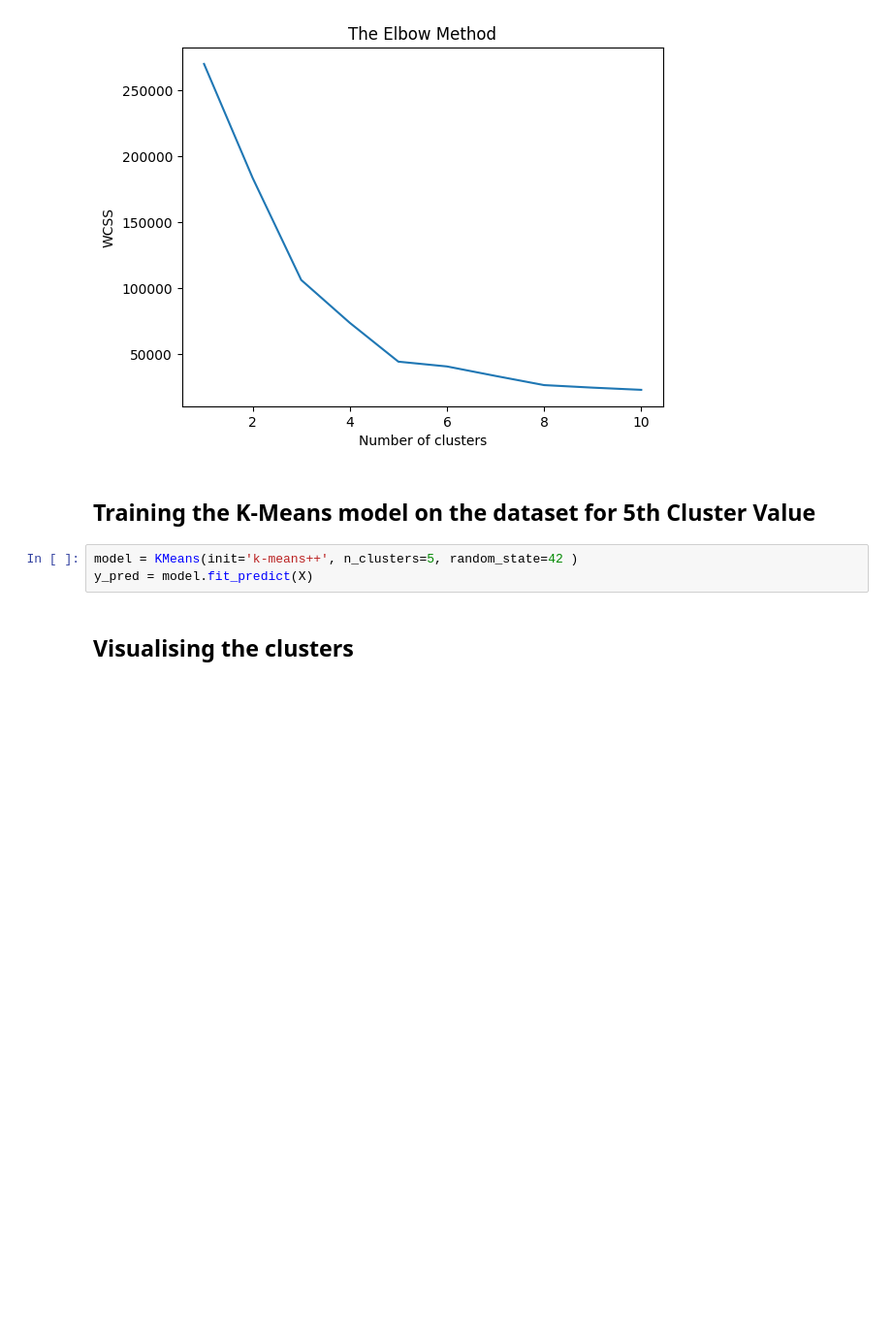
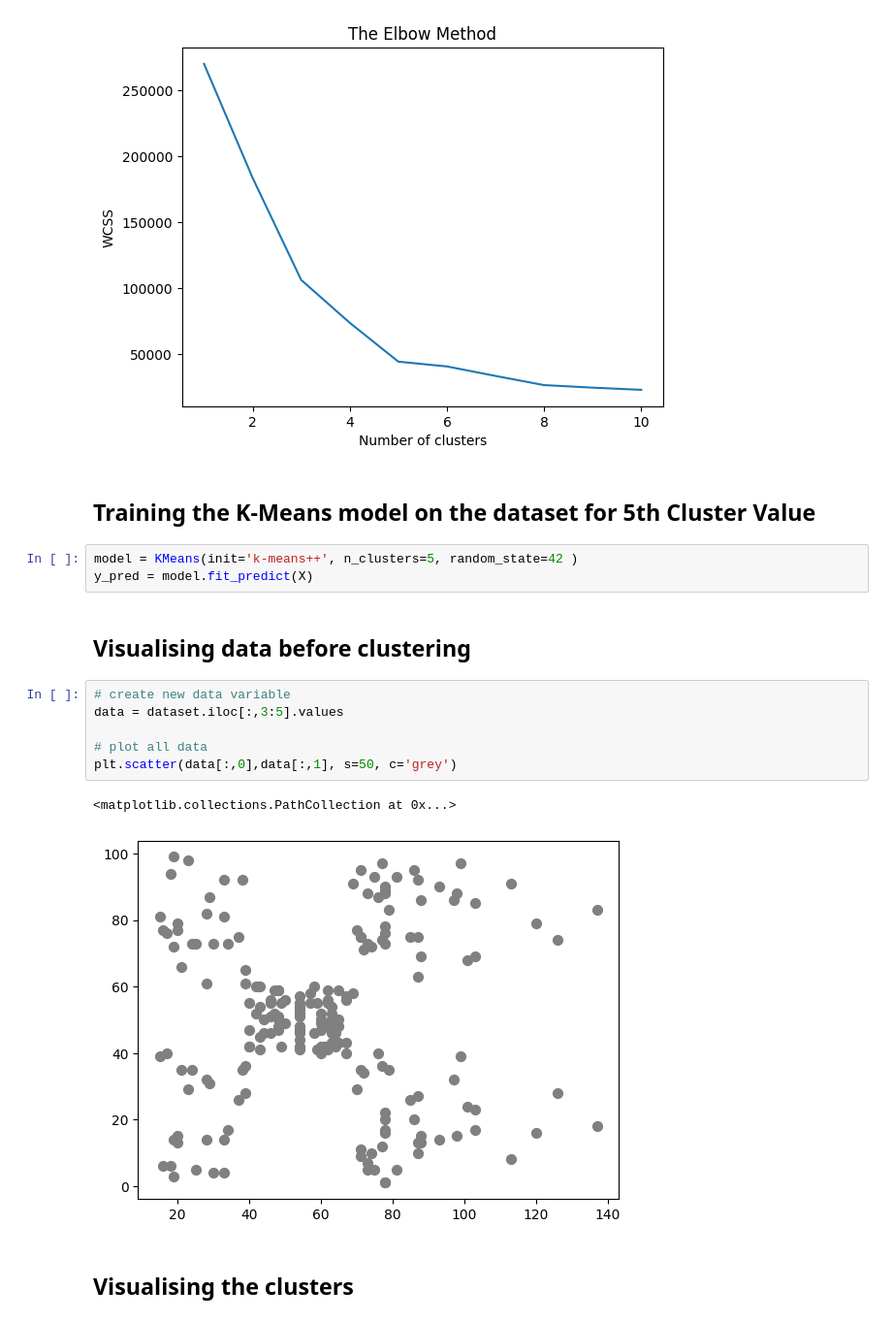
Before and after one commit to Amaan9136/machine_learning, a Jupyter notebook: algorithms/3 clustering-alg/1 k-means clustering.ipynb, the cells around one changed output. Shown at 97% size. Drawn from its saved outputs; the diff is of its cells as text; blank space fills up the shorter version.

Commit message:
doc: Data Before Clustering

```diff
--- a/algorithms/3 clustering-alg/1 k-means clustering.ipynb
+++ b/algorithms/3 clustering-alg/1 k-means clustering.ipynb
@@ -63,6 +63,17 @@ plt.show()
 # %%
 model = KMeans(init='k-means++', n_clusters=5, random_state=42 )
 y_pred = model.fit_predict(X)
+# %% [markdown]
+## Visualising data before clustering
+# %%
+# create new data variable
+data = dataset.iloc[:,3:5].values
+
+# plot all data
+plt.scatter(data[:,0],data[:,1], s=50, c='grey')
+# %% [output]
+<matplotlib.collections.PathCollection at 0x...>
+[figure, added]
 # %% [markdown]
 ## Visualising the clusters
 # %%
```
Also changed, not shown: parts of 1 cell of this notebook.
